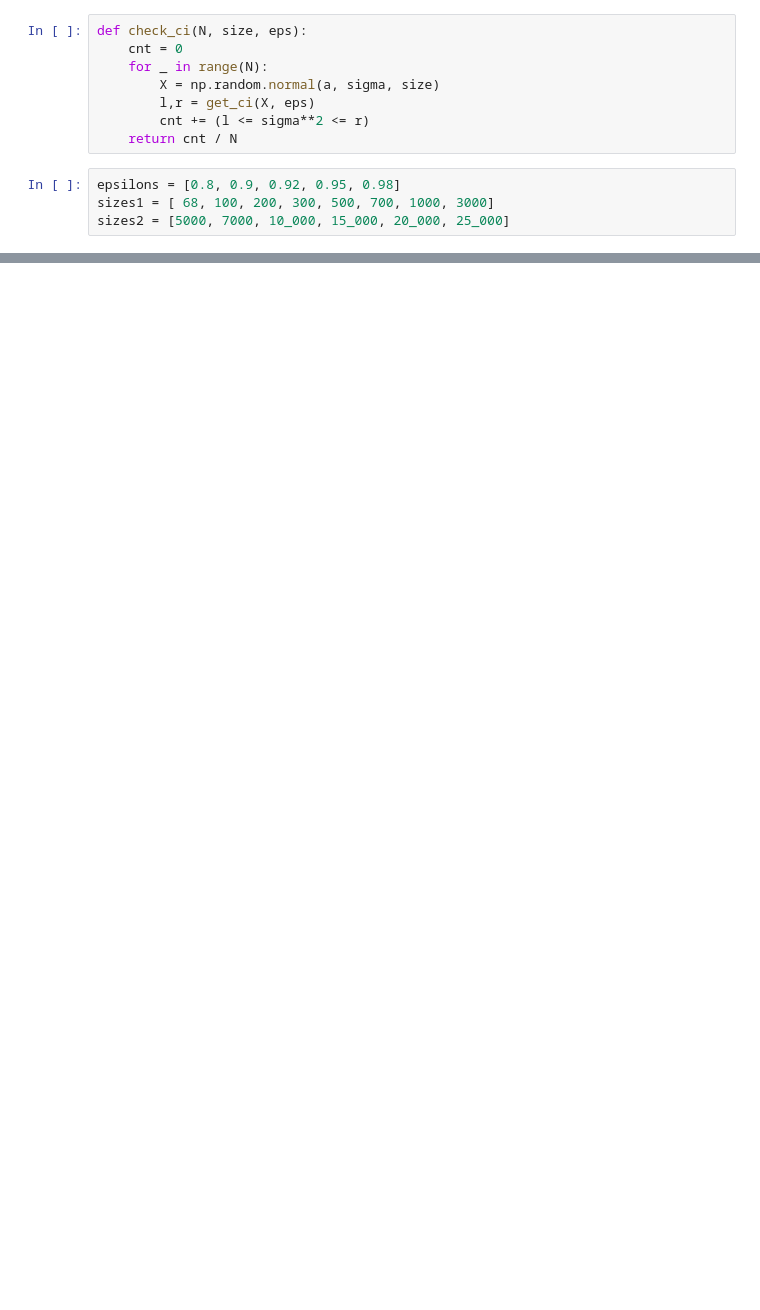
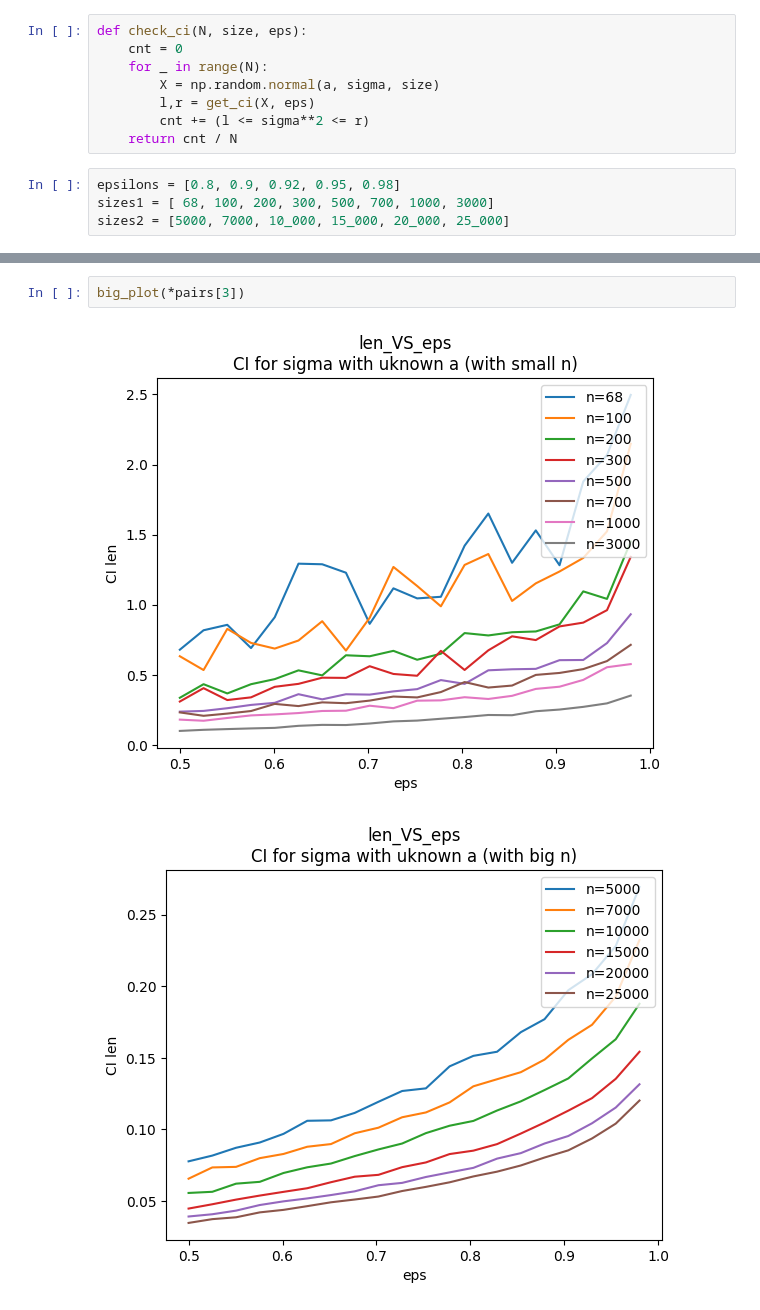
Before and after one commit to Lolikion228/conf_int, a Jupyter notebook: main.ipynb, the cells around one changed output, grey strips where cells are left out. Drawn from its saved outputs; the diff is of its cells as text; blank space fills up the shorter version.

```diff
--- a/main.ipynb
+++ b/main.ipynb
@@ -106,0 +127,5 @@ plot_len_vs_n(epsilons)
+# %%
+big_plot(*pairs[3])
+# %% [output]
+[figure, added]
+[figure, added]
```
Also changed, not shown: parts of 9 cells of this notebook.
